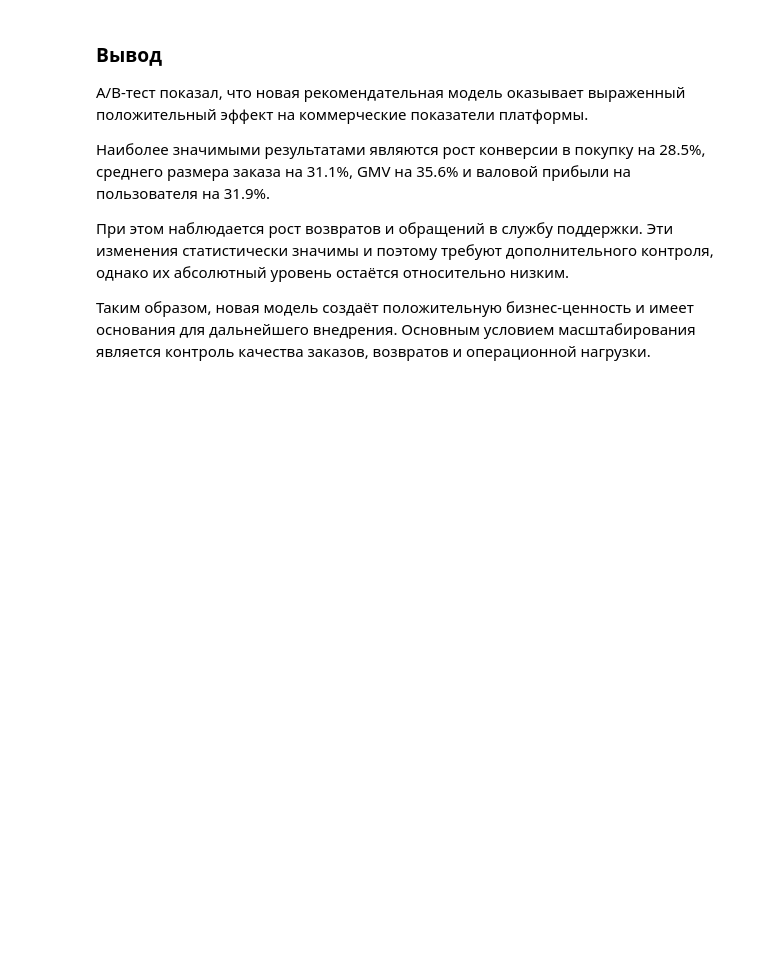
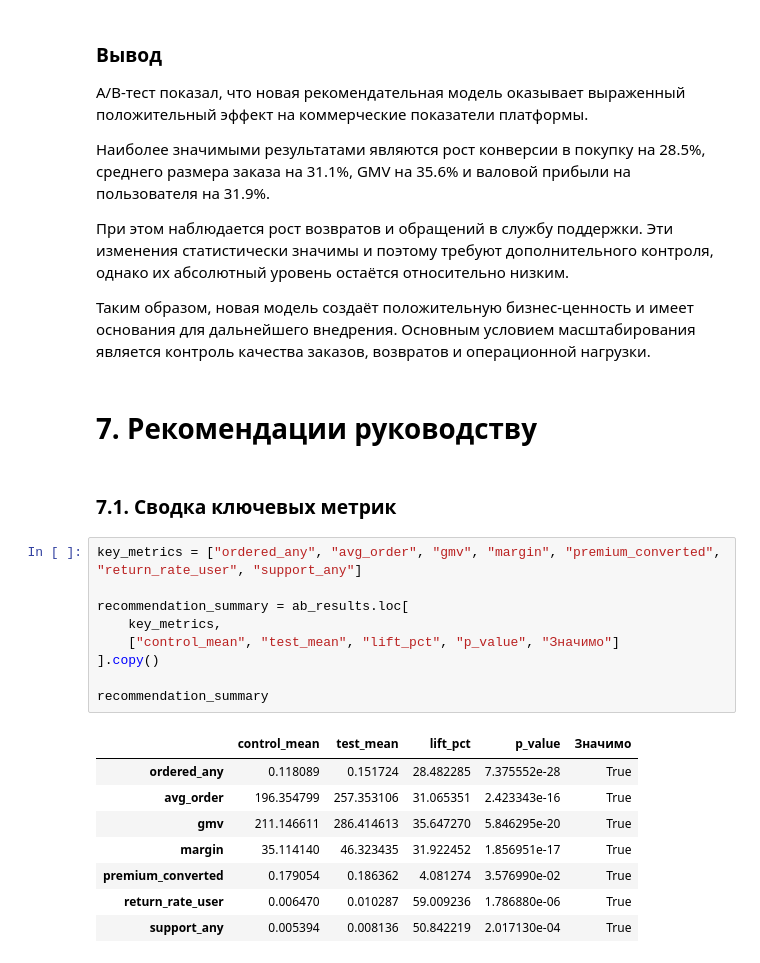
Before and after one commit to k0ist/The-Experts-Hackathon, a Jupyter notebook: The_Experts_Hackathon.ipynb, the cells around one changed output. Drawn from its saved outputs; the diff is of its cells as text; blank space fills up the shorter version.

```diff
--- a/The_Experts_Hackathon.ipynb
+++ b/The_Experts_Hackathon.ipynb
@@ -1835,3 +1835,25 @@ A/B-тест показал, что новая рекомендательная
 При этом наблюдается рост возвратов и обращений в службу поддержки. Эти изменения статистически значимы и поэтому требуют дополнительного контроля, однако их абсолютный уровень остаётся относительно низким.
 
 Таким образом, новая модель создаёт положительную бизнес-ценность и имеет основания для дальнейшего внедрения. Основным условием масштабирования является контроль качества заказов, возвратов и операционной нагрузки.
+# %% [markdown]
+# 7. Рекомендации руководству
+# %% [markdown]
+### 7.1. Сводка ключевых метрик
+# %%
+key_metrics = ["ordered_any", "avg_order", "gmv", "margin", "premium_converted", "return_rate_user", "support_any"]
+
+recommendation_summary = ab_results.loc[
+    key_metrics,
+    ["control_mean", "test_mean", "lift_pct", "p_value", "Значимо"]
+].copy()
+
+recommendation_summary
+# %% [output]
+|  | control_mean | test_mean | lift_pct | p_value | Значимо |
+| ordered_any | 0.118089 | 0.151724 | 28.482285 | 7.375552e-28 | True |
+| avg_order | 196.354799 | 257.353106 | 31.065351 | 2.423343e-16 | True |
+| gmv | 211.146611 | 286.414613 | 35.647270 | 5.846295e-20 | True |
+| margin | 35.114140 | 46.323435 | 31.922452 | 1.856951e-17 | True |
+| premium_converted | 0.179054 | 0.186362 | 4.081274 | 3.576990e-02 | True |
+| return_rate_user | 0.006470 | 0.010287 | 59.009236 | 1.786880e-06 | True |
+| support_any | 0.005394 | 0.008136 | 50.842219 | 2.017130e-04 | True |
```
Also changed, not shown: parts of 8 cells of this notebook.
